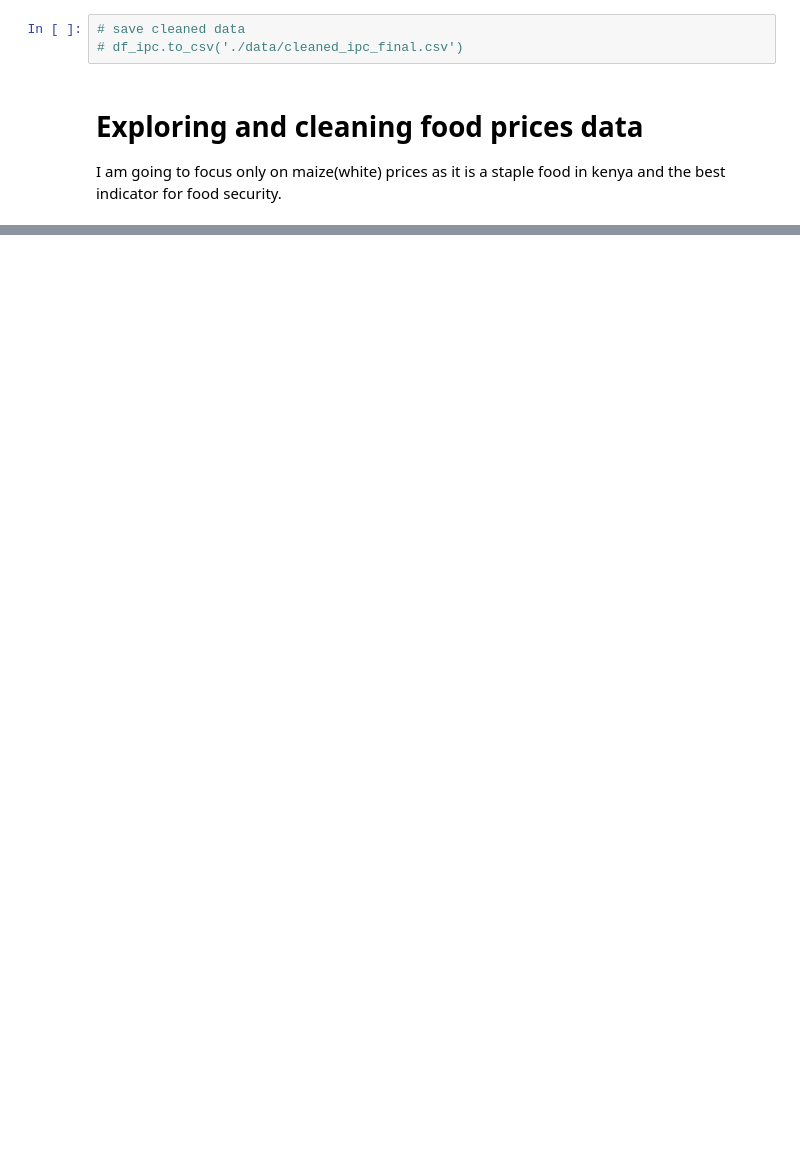
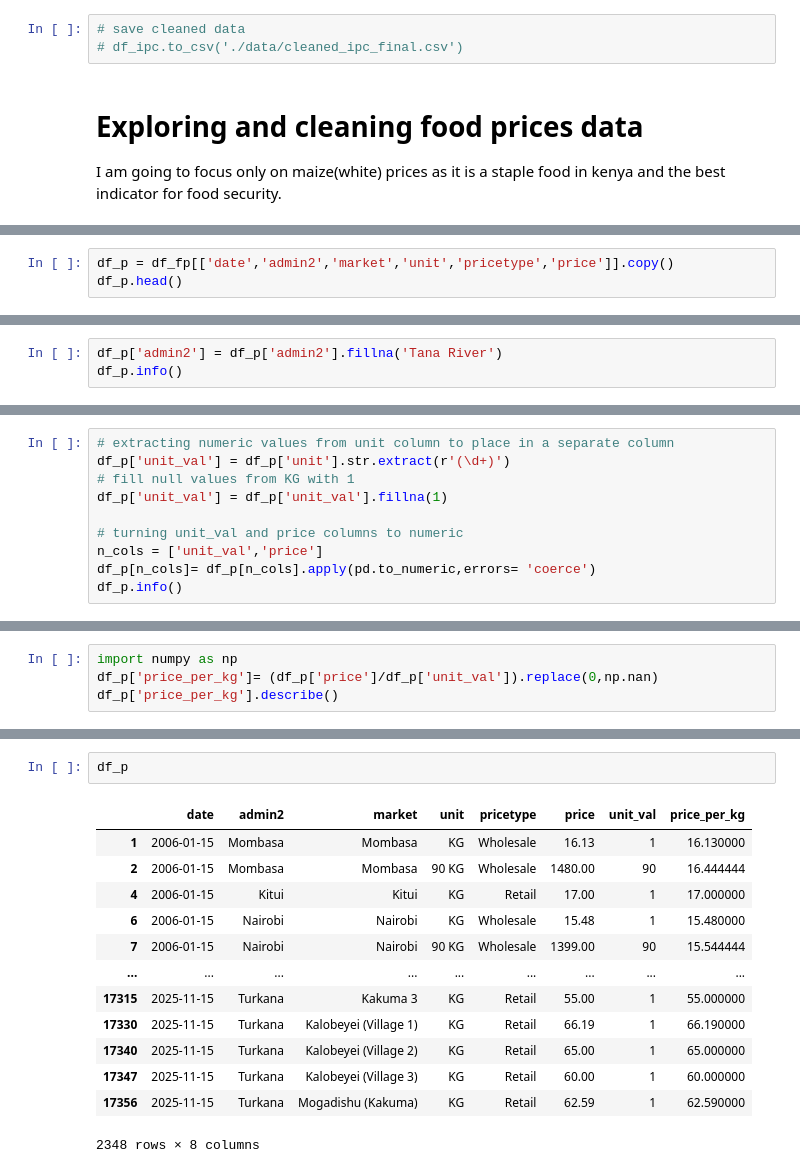
Before and after one commit to MrDenzy/PHASE-5-PROJECT---PREDICTING-FOOD-INSECURITY, a Jupyter notebook: notebooks/data_explore.ipynb, the cells around one changed output, grey strips where cells are left out. Saved outputs shown, nothing was run; the diff lists cells and outputs as text; blank space fills up the shorter version.

```diff
--- a/notebooks/data_explore.ipynb
+++ b/notebooks/data_explore.ipynb
@@ -655,0 +753,3 @@ df_fp = pd.read_csv('./data/')
+# %%
+df_p = df_fp[['date','admin2','market','unit','pricetype','price']].copy()
+df_p.head()
@@ -655,0 +811,3 @@ df_fp = pd.read_csv('./data/')
+# %%
+df_p['admin2'] = df_p['admin2'].fillna('Tana River')
+df_p.info()
@@ -655,0 +828,10 @@ df_fp = pd.read_csv('./data/')
+# %%
+# extracting numeric values from unit column to place in a separate column
+df_p['unit_val'] = df_p['unit'].str.extract(r'(\d+)')
+# fill null values from KG with 1
+df_p['unit_val'] = df_p['unit_val'].fillna(1)
+
+# turning unit_val and price columns to numeric
+n_cols = ['unit_val','price']
+df_p[n_cols]= df_p[n_cols].apply(pd.to_numeric,errors= 'coerce')
+df_p.info()
@@ -655,0 +853,4 @@ df_fp = pd.read_csv('./data/')
+# %%
+import numpy as np
+df_p['price_per_kg']= (df_p['price']/df_p['unit_val']).replace(0,np.nan)
+df_p['price_per_kg'].describe()
@@ -655,0 +867,16 @@ df_fp = pd.read_csv('./data/')
+# %%
+df_p
+# %% [output]
+|  | date | admin2 | market | unit | pricetype | price | unit_val | price_per_kg |
+| 1 | 2006-01-15 | Mombasa | Mombasa | KG | Wholesale | 16.13 | 1 | 16.130000 |
+| 2 | 2006-01-15 | Mombasa | Mombasa | 90 KG | Wholesale | 1480.00 | 90 | 16.444444 |
+| 4 | 2006-01-15 | Kitui | Kitui | KG | Retail | 17.00 | 1 | 17.000000 |
+| 6 | 2006-01-15 | Nairobi | Nairobi | KG | Wholesale | 15.48 | 1 | 15.480000 |
+| 7 | 2006-01-15 | Nairobi | Nairobi | 90 KG | Wholesale | 1399.00 | 90 | 15.544444 |
+| ... | ... | ... | ... | ... | ... | ... | ... | ... |
+| 17315 | 2025-11-15 | Turkana | Kakuma 3 | KG | Retail | 55.00 | 1 | 55.000000 |
+| 17330 | 2025-11-15 | Turkana | Kalobeyei (Village 1) | KG | Retail | 66.19 | 1 | 66.190000 |
+| 17340 | 2025-11-15 | Turkana | Kalobeyei (Village 2) | KG | Retail | 65.00 | 1 | 65.000000 |
+| 17347 | 2025-11-15 | Turkana | Kalobeyei (Village 3) | KG | Retail | 60.00 | 1 | 60.000000 |
+| 17356 | 2025-11-15 | Turkana | Mogadishu (Kakuma) | KG | Retail | 62.59 | 1 | 62.590000 |
+2348 rows × 8 columns
```
Also changed, not shown: parts of 30 cells of this notebook, 2 other files.
